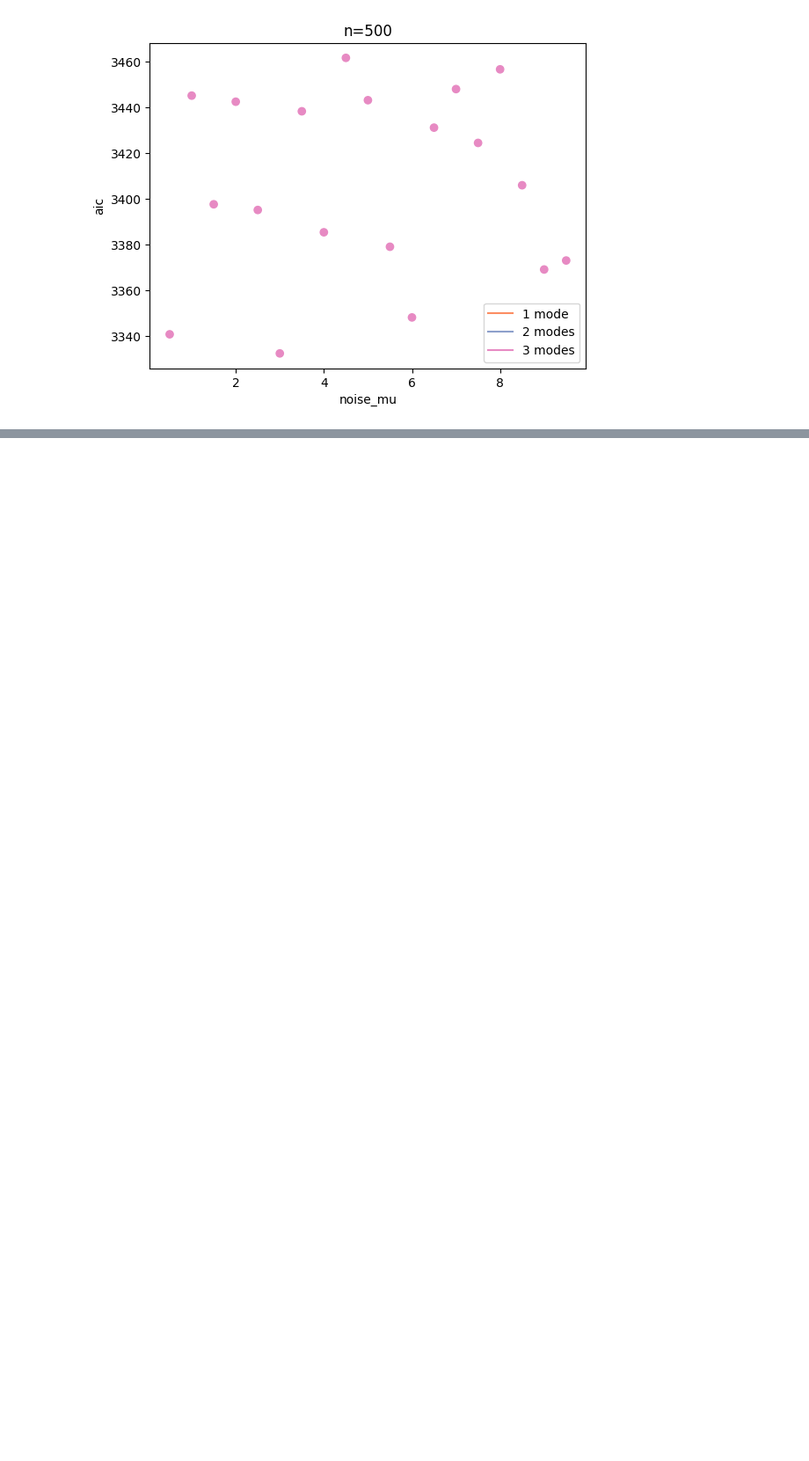
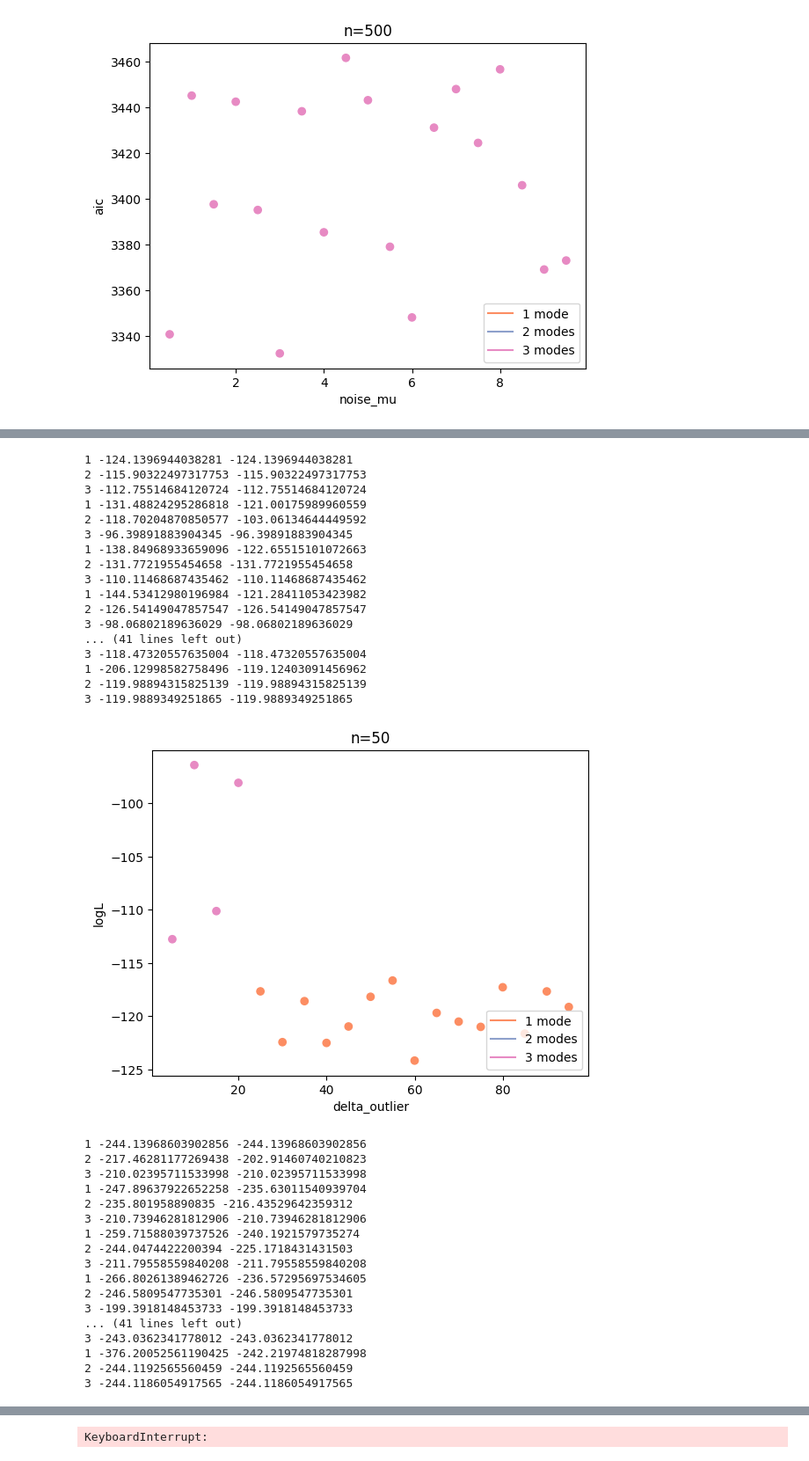
Before and after one commit to vivian-m-li/sv_gmm, a Jupyter notebook: gmm.ipynb, the cells around one changed output, grey strips where cells are left out. Shown at 88% size. Cells and saved outputs as stored; diff of their text form; code cells hidden in the pictures; blank space fills up the shorter version.

```diff
--- a/gmm.ipynb
+++ b/gmm.ipynb
@@ -179,18 +162,54 @@ removing 0 outliers
 # %%
 # Experiment 5: Outlier with 2 modes
 
 warnings.filterwarnings("ignore")
 
 mu = np.array([1000000, 1000005])
 vr = np.array([1, 1])
 p = np.array([0.5, 0.5])
 
-for n in [50]:
+for n in [50, 100, 500]:
     gmm_by_delta = {}
     for delta in range(5, 100, 5):
         x = generate_data(n, mode_means=mu, mode_variances=vr, weights=p, pr=False).x
         x = np.append(x, mu[1] + delta)
-        gmm = run_gmm(x, plot=False, pr=False)
+        gmm = run_gmm(x)
         gmm_by_delta[delta] = gmm
 
-    # plot_param_vs_aic(n, gmm_by_delta, "delta_outlier")
+    plot_param_vs_aic(n, gmm_by_delta, "delta_outlier", logL=True)
+# %% [output]
+1 -124.1396944038281 -124.1396944038281
+2 -115.90322497317753 -115.90322497317753
+3 -112.75514684120724 -112.75514684120724
+1 -131.48824295286818 -121.00175989960559
+2 -118.70204870850577 -103.06134644449592
+3 -96.39891883904345 -96.39891883904345
+1 -138.84968933659096 -122.65515101072663
+2 -131.7721955454658 -131.7721955454658
+3 -110.11468687435462 -110.11468687435462
+1 -144.53412980196984 -121.28411053423982
+2 -126.54149047857547 -126.54149047857547
+3 -98.06802189636029 -98.06802189636029
+... (41 lines left out)
+3 -118.47320557635004 -118.47320557635004
+1 -206.12998582758496 -119.12403091456962
+2 -119.98894315825139 -119.98894315825139
+3 -119.9889349251865 -119.9889349251865
+[figure, added]
+1 -244.13968603902856 -244.13968603902856
+2 -217.46281177269438 -202.91460740210823
+3 -210.02395711533998 -210.02395711533998
+1 -247.89637922652258 -235.63011540939704
+2 -235.801958890835 -216.43529642359312
+3 -210.73946281812906 -210.73946281812906
+1 -259.71588039737526 -240.1921579735274
+2 -244.0474422200394 -225.1718431431503
+3 -211.79558559840208 -211.79558559840208
+1 -266.80261389462726 -236.57295697534605
+2 -246.5809547735301 -246.5809547735301
+3 -199.3918148453733 -199.3918148453733
+... (41 lines left out)
+3 -243.0362341778012 -243.0362341778012
+1 -376.20052561190425 -242.21974818287998
+2 -244.1192565560459 -244.1192565560459
+3 -244.1186054917565 -244.1186054917565
@@ -196,0 +234 @@ for n in [50]:
+KeyboardInterrupt:
```
Also changed, not shown: parts of 7 cells of this notebook, 2 other files.
